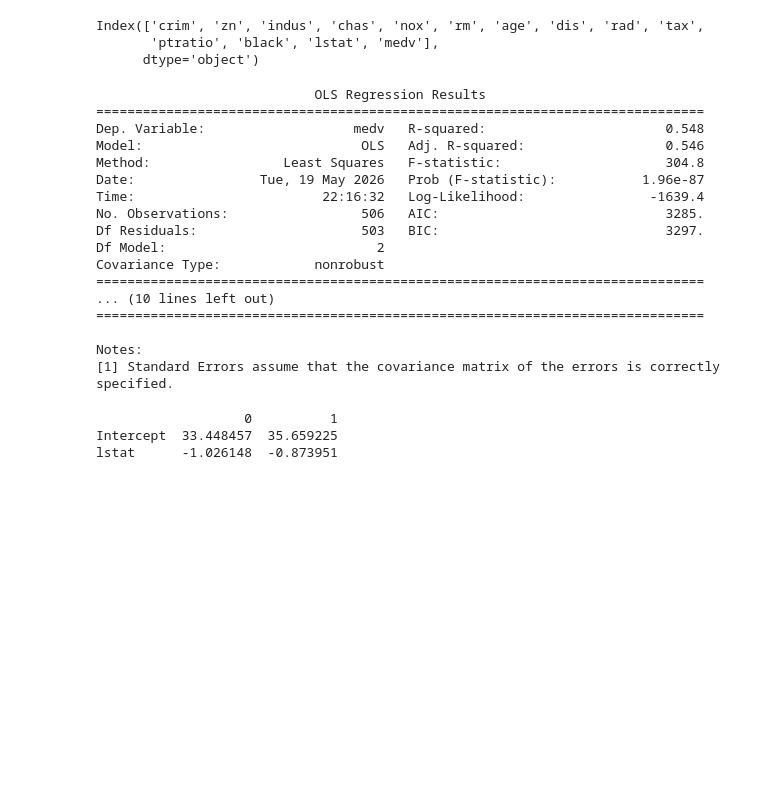
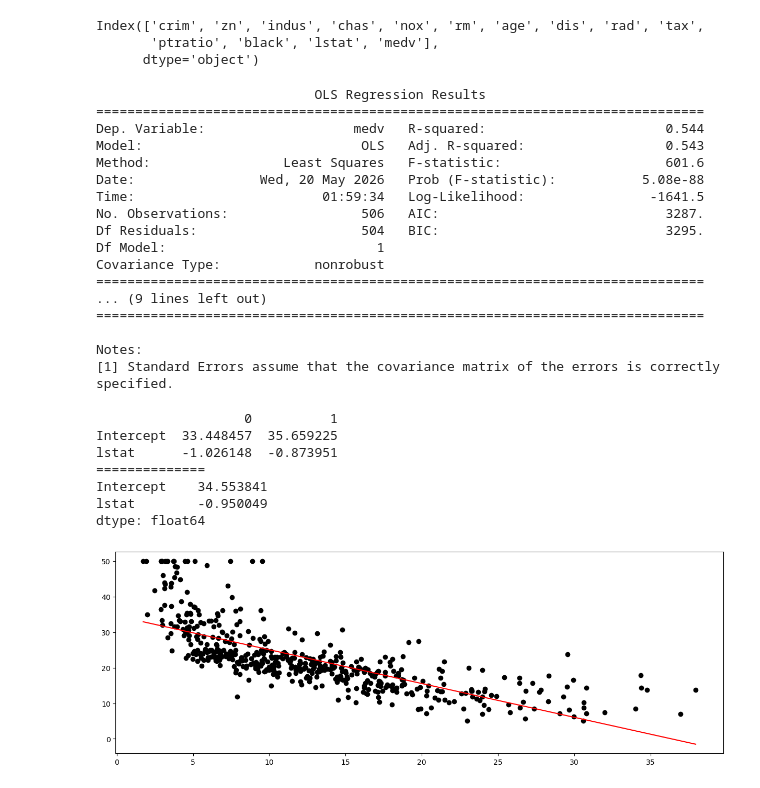
Before and after one commit to amasai-santos/ML-studies, a Jupyter notebook: Untitled.ipynb, the cells around one changed output. Cells and saved outputs as stored; diff of their text form; code cells hidden in the pictures; blank space fills up the shorter version.

```diff
--- a/Untitled.ipynb
+++ b/Untitled.ipynb
@@ -14,30 +24,37 @@ Index(['crim', 'zn', 'indus', 'chas', 'nox', 'rm', 'age', 'dis', 'rad', 'tax',
        'ptratio', 'black', 'lstat', 'medv'],
       dtype='object')
 # %%
-lm = smf.ols('medv~lstat + zn', data=df).fit()
+#criação do modelo de regressão simples de medv somente pela feature lstat
+lm = smf.ols('medv~lstat', data=df).fit()
 # %%
 print(lm.summary())
 # %% [output]
                             OLS Regression Results
 ==============================================================================
-Dep. Variable:                   medv   R-squared:                       0.548
-Model:                            OLS   Adj. R-squared:                  0.546
-Method:                 Least Squares   F-statistic:                     304.8
-Date:                Tue, 19 May 2026   Prob (F-statistic):           1.96e-87
-Time:                        22:16:32   Log-Likelihood:                -1639.4
-No. Observations:                 506   AIC:                             3285.
-Df Residuals:                     503   BIC:                             3297.
-Df Model:                           2
+Dep. Variable:                   medv   R-squared:                       0.544
+Model:                            OLS   Adj. R-squared:                  0.543
+Method:                 Least Squares   F-statistic:                     601.6
+Date:                Wed, 20 May 2026   Prob (F-statistic):           5.08e-88
+Time:                        01:59:34   Log-Likelihood:                -1641.5
+No. Observations:                 506   AIC:                             3287.
+Df Residuals:                     504   BIC:                             3295.
+Df Model:                           1
 Covariance Type:            nonrobust
 ==============================================================================
-... (10 lines left out)
+... (9 lines left out)
 ==============================================================================
 
 Notes:
 [1] Standard Errors assume that the covariance matrix of the errors is correctly specified.
 # %%
 print(lm.conf_int())
+print("==============")
+print(lm.params)
 # %% [output]
                    0          1
 Intercept  33.448457  35.659225
 lstat      -1.026148  -0.873951
+==============
+Intercept    34.553841
+lstat        -0.950049
+dtype: float64
@@ -43,0 +63,9 @@ lstat      -1.026148  -0.873951
+# %%
+x_new = pd.DataFrame({'lstat': [df.lstat.min(), df.lstat.max()]})
+preds = lm.predict(x_new)
+plt.figure(figsize=(15,5))
+plt.scatter(df["lstat"], df["medv"], c="black")
+plt.plot(x_new, preds, c='red')
+plt.show()
+# %% [output]
+[figure, added]
```
Also changed, not shown: parts of 15 cells of this notebook, 1 other file.
